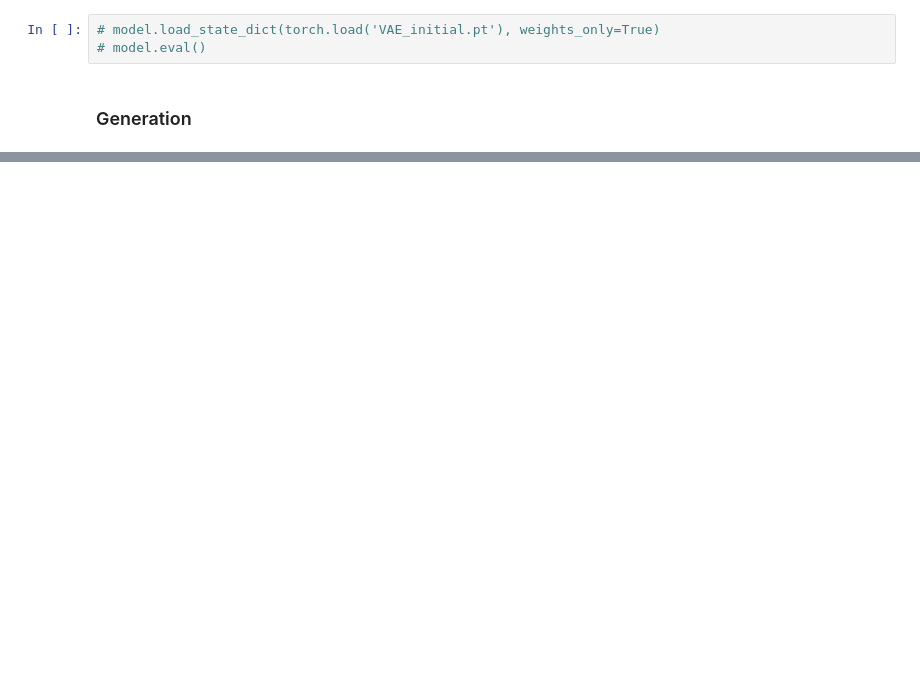
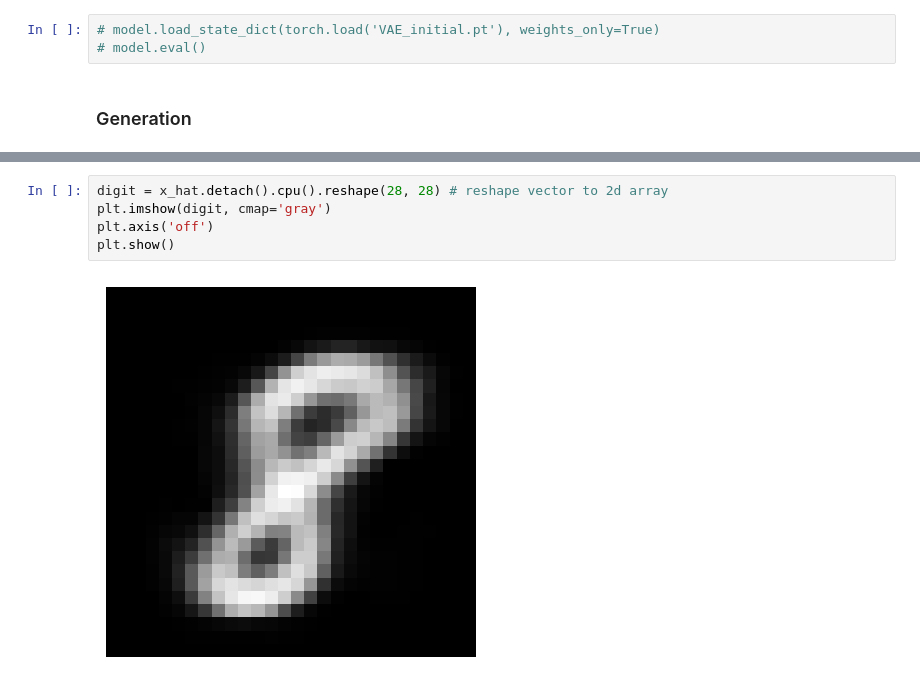
Before and after one commit to AlexanderKlyauzunik/internship-innowise, a Jupyter notebook: Variational_autoencoder/vae.ipynb, the cells around one changed output, grey strips where cells are left out. Cells and saved outputs as stored; diff of their text form; blank space fills up the shorter version.

```diff
--- a/Variational_autoencoder/vae.ipynb
+++ b/Variational_autoencoder/vae.ipynb
@@ -212,0 +222,7 @@ plot_latent_space(model)
+# %%
+digit = x_hat.detach().cpu().reshape(28, 28) # reshape vector to 2d array
+plt.imshow(digit, cmap='gray')
+plt.axis('off')
+plt.show()
+# %% [output]
+[figure, added]
```
Also changed, not shown: parts of 9 cells of this notebook.
